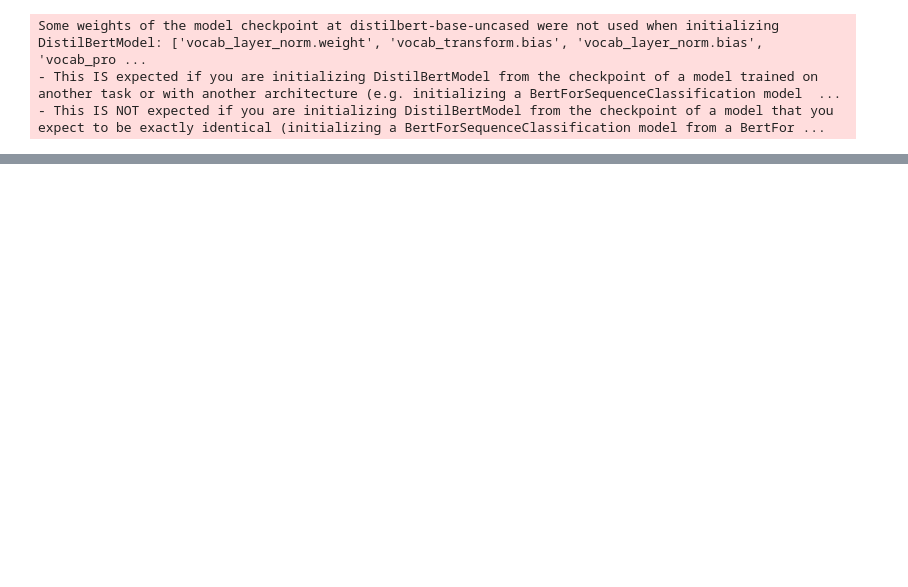
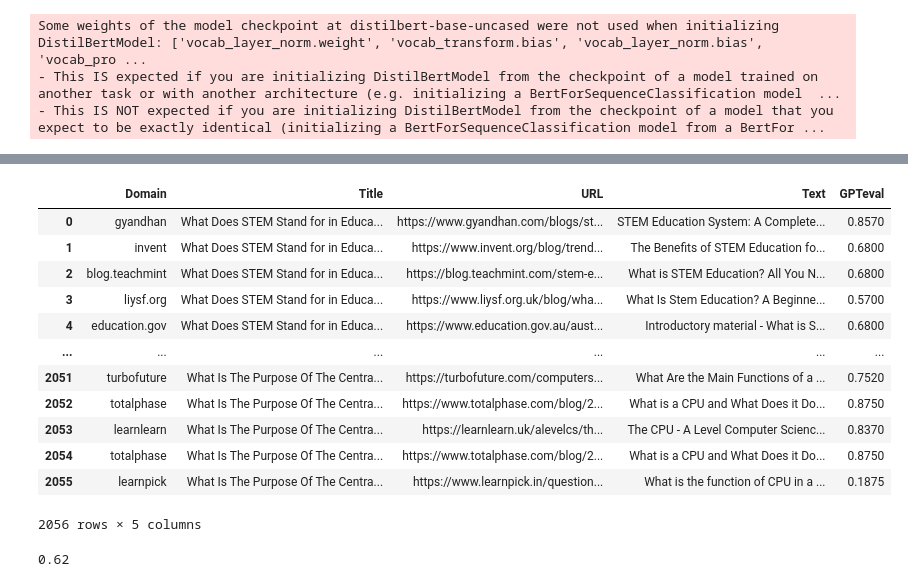
Before and after one commit to Wiliamz01/SearchSense, a Jupyter notebook: backend/nn.ipynb, the cells around one changed output, grey strips where cells are left out. Drawn from its saved outputs; the diff is of its cells as text; code cells hidden in the pictures; blank space fills up the shorter version.

```diff
--- a/backend/nn.ipynb
+++ b/backend/nn.ipynb
@@ -327,0 +268,32 @@ RuntimeError: shape '[256, 1, 1, 512]' is invalid for input of size 32768
+# %%
+# Assuming df is your original DataFrame
+normalized_big_df = big_df.copy()  # Make a copy of the original DataFrame
+
+# Normalize the "GPTeval" column in normalized_big_df
+min_value = normalized_big_df['GPTeval'].min()
+max_value = normalized_big_df['GPTeval'].max()
+normalized_big_df['GPTeval'] = (normalized_big_df['GPTeval'] - min_value) / (max_value - min_value)
+
+# Drop the "Unnamed: 0.1" and "Unnamed: 0" columns
+normalized_big_df = normalized_big_df.drop(columns=['Unnamed: 0.1', 'Unnamed: 0'])
+
+# Reset the index to start from 0
+normalized_big_df.reset_index(drop=True, inplace=True)
+
+normalized_big_df.to_csv("normalized_test_data.csv")
+# %%
+normalized_big_df
+# %% [output]
+|  | Domain | Title | URL | Text | GPTeval |
+| 0 | gyandhan | What Does STEM Stand for in Educa... | https://www.gyandhan.com/blogs/st... | STEM Education System: A Complete... | 0.8570 |
+| 1 | invent | What Does STEM Stand for in Educa... | https://www.invent.org/blog/trend... | The Benefits of STEM Education fo... | 0.6800 |
+| 2 | blog.teachmint | What Does STEM Stand for in Educa... | https://blog.teachmint.com/stem-e... | What is STEM Education? All You N... | 0.6800 |
+| 3 | liysf.org | What Does STEM Stand for in Educa... | https://www.liysf.org.uk/blog/wha... | What Is Stem Education? A Beginne... | 0.5700 |
+| 4 | education.gov | What Does STEM Stand for in Educa... | https://www.education.gov.au/aust... | Introductory material - What is S... | 0.6800 |
+| ... | ... | ... | ... | ... | ... |
+| 2051 | turbofuture | What Is The Purpose Of The Centra... | https://turbofuture.com/computers... | What Are the Main Functions of a ... | 0.7520 |
+| 2052 | totalphase | What Is The Purpose Of The Centra... | https://www.totalphase.com/blog/2... | What is a CPU and What Does it Do... | 0.8750 |
+| 2053 | learnlearn | What Is The Purpose Of The Centra... | https://learnlearn.uk/alevelcs/th... | The CPU - A Level Computer Scienc... | 0.8370 |
+| 2054 | totalphase | What Is The Purpose Of The Centra... | https://www.totalphase.com/blog/2... | What is a CPU and What Does it Do... | 0.8750 |
+| 2055 | learnpick | What Is The Purpose Of The Centra... | https://www.learnpick.in/question... | What is the function of CPU in a ... | 0.1875 |
+2056 rows × 5 columns
@@ -327,0 +302,4 @@ RuntimeError: shape '[256, 1, 1, 512]' is invalid for input of size 32768
+# %%
+normalized_big_df["GPTeval"][130]
+# %% [output]
+0.62
```
Also changed, not shown: parts of 52 cells of this notebook, 4 other files.
